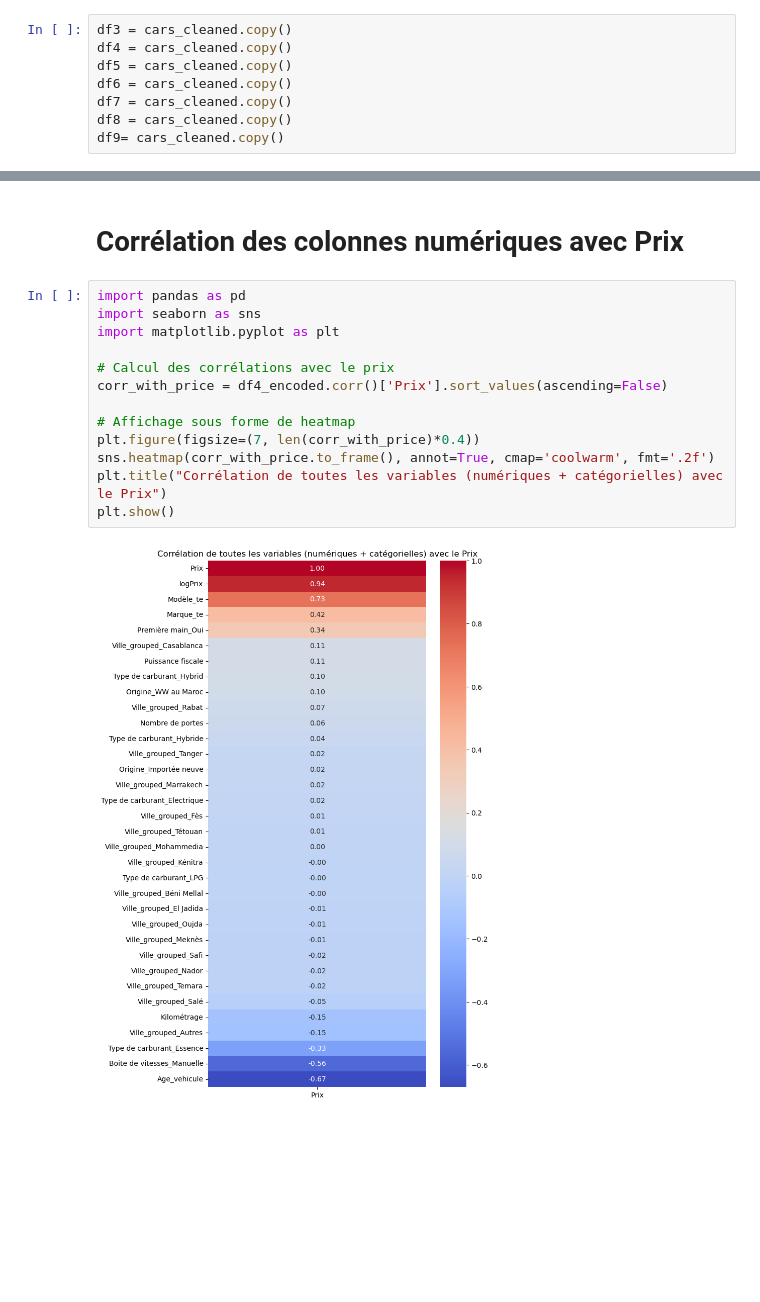
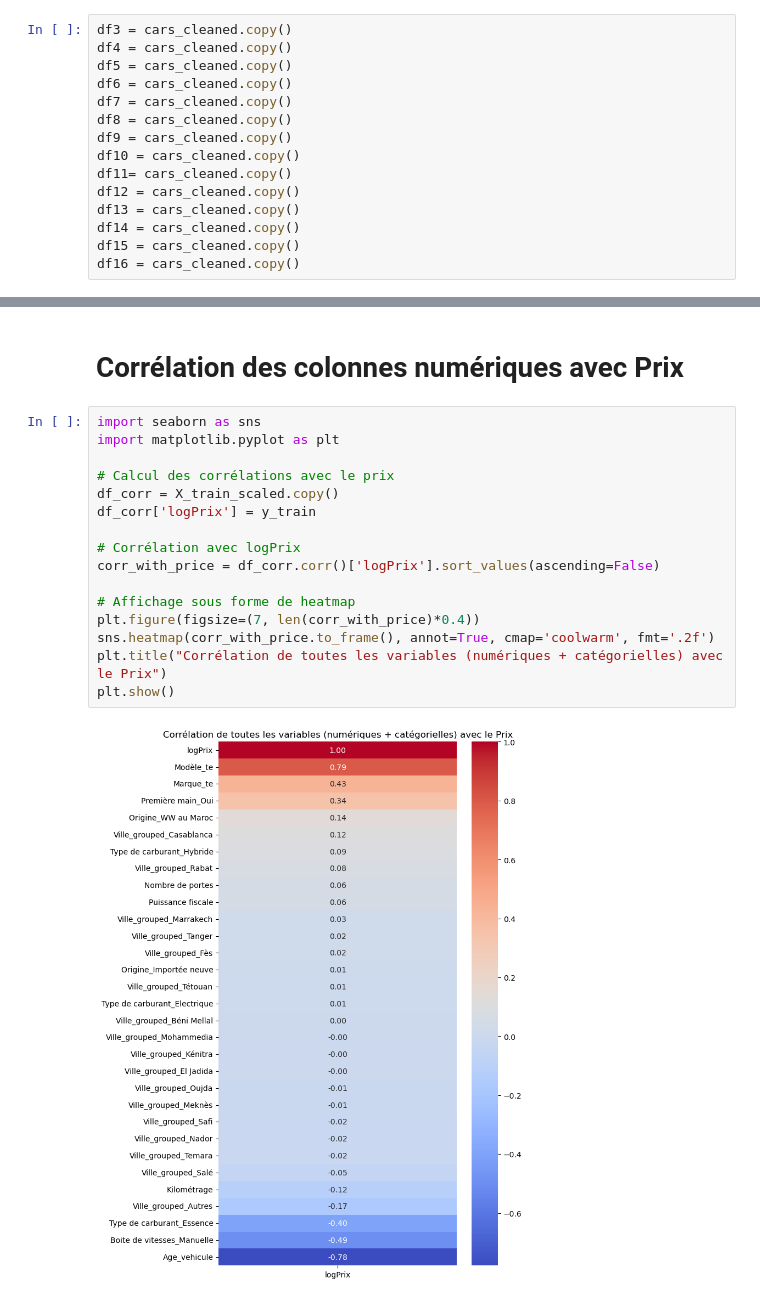
Before and after one commit to oumaimabelabbas/AutoPredict, a Jupyter notebook: src/preprocessing/test_data.ipynb, the cells around one changed output, grey strips where cells are left out. Cells and saved outputs as stored; diff of their text form; blank space fills up the shorter version.

```diff
--- a/src/preprocessing/test_data.ipynb
+++ b/src/preprocessing/test_data.ipynb
@@ -25,4 +85,11 @@ df5 = cars_cleaned.copy()
 df6 = cars_cleaned.copy()
 df7 = cars_cleaned.copy()
 df8 = cars_cleaned.copy()
-df9= cars_cleaned.copy()
+df9 = cars_cleaned.copy()
+df10 = cars_cleaned.copy()
+df11= cars_cleaned.copy()
+df12 = cars_cleaned.copy()
+df13 = cars_cleaned.copy()
+df14 = cars_cleaned.copy()
+df15 = cars_cleaned.copy()
+df16 = cars_cleaned.copy()
@@ -591,17 +1213,20 @@ plt.show()
 # %% [markdown]
 # Corrélation des colonnes numériques avec Prix
 # %%
-import pandas as pd
 import seaborn as sns
 import matplotlib.pyplot as plt
 
 # Calcul des corrélations avec le prix
-corr_with_price = df4_encoded.corr()['Prix'].sort_values(ascending=False)
+df_corr = X_train_scaled.copy()
+df_corr['logPrix'] = y_train
+
+# Corrélation avec logPrix
+corr_with_price = df_corr.corr()['logPrix'].sort_values(ascending=False)
 
 # Affichage sous forme de heatmap
 plt.figure(figsize=(7, len(corr_with_price)*0.4))
 sns.heatmap(corr_with_price.to_frame(), annot=True, cmap='coolwarm', fmt='.2f')
 plt.title("Corrélation de toutes les variables (numériques + catégorielles) avec le Prix")
 plt.show()
 # %% [output]
-[figure, old version]
+[figure, new version]
```
Also changed, not shown: parts of 31 cells of this notebook, 8 other files.
